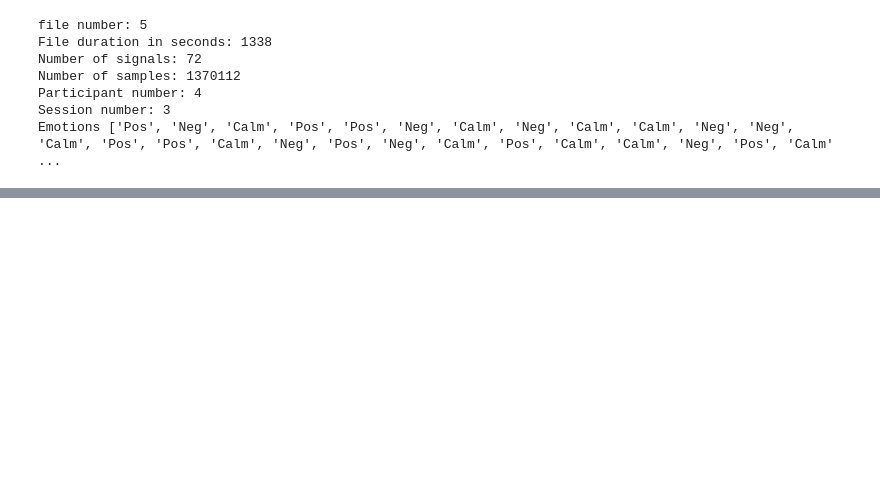
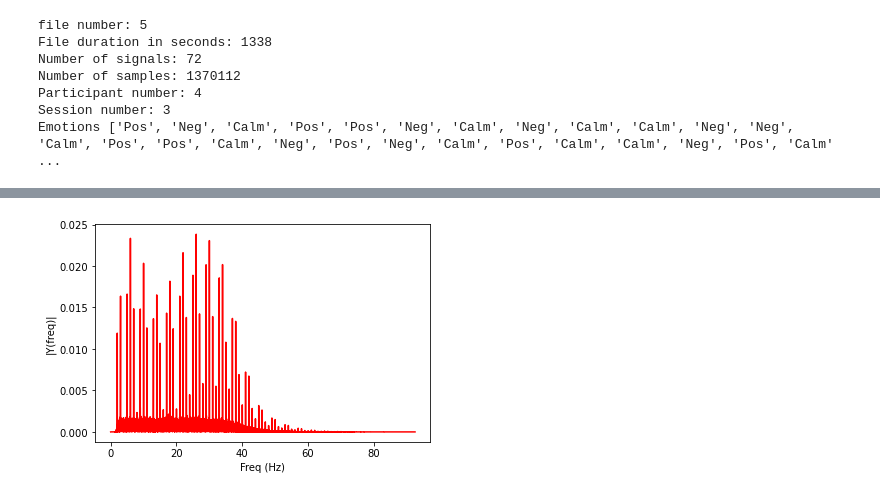
Before and after one commit to lyuxinghe/M2S, a Jupyter notebook: emf-emotion/mukhil_main.ipynb, the cells around one changed output, grey strips where cells are left out. Saved outputs shown, nothing was run; the diff lists cells and outputs as text; code cells hidden in the pictures; blank space fills up the shorter version.

```diff
--- a/emf-emotion/mukhil_main.ipynb
+++ b/emf-emotion/mukhil_main.ipynb
@@ -200,0 +167,17 @@ reconstructed_signals = ica.inverse_transform(ica_sources)
+# %%
+def plotSpectrum(y,Fs):
+ """
+ Plots a Single-Sided Amplitude Spectrum of y(t)
+ """
+ n = len(y) # length of the signal
+ k = scipy.arange(n)
+ T = n/Fs
+ frq = k/T # two sides frequency range
+ frq = frq[range(int(n/2))][:100000] # one side frequency range
+
+ Y = fft(y)/n # fft computing and normalization
+ Y = Y[range(int(n/2))][:100000]
+
+ plt.plot(frq,abs(Y),'r') # plotting the spectrum
+ plt.xlabel('Freq (Hz)')
+ plt.ylabel('|Y(freq)|')
@@ -200,0 +198,4 @@ reconstructed_signals = ica.inverse_transform(ica_sources)
+# %%
+plotSpectrum(filtered, fs)
+# %% [output]
+[figure, added]
```
Also changed, not shown: parts of 45 cells of this notebook.
